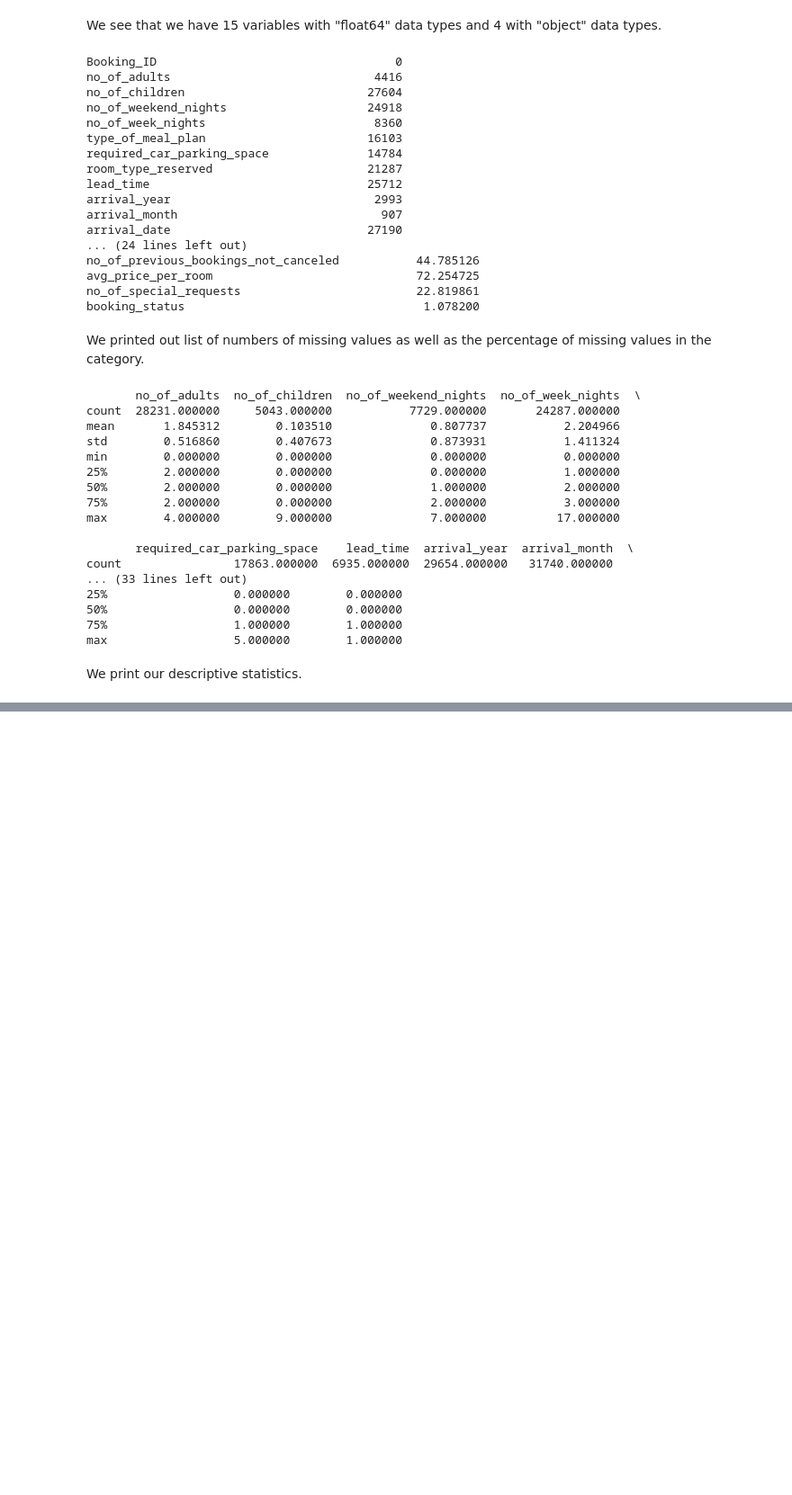
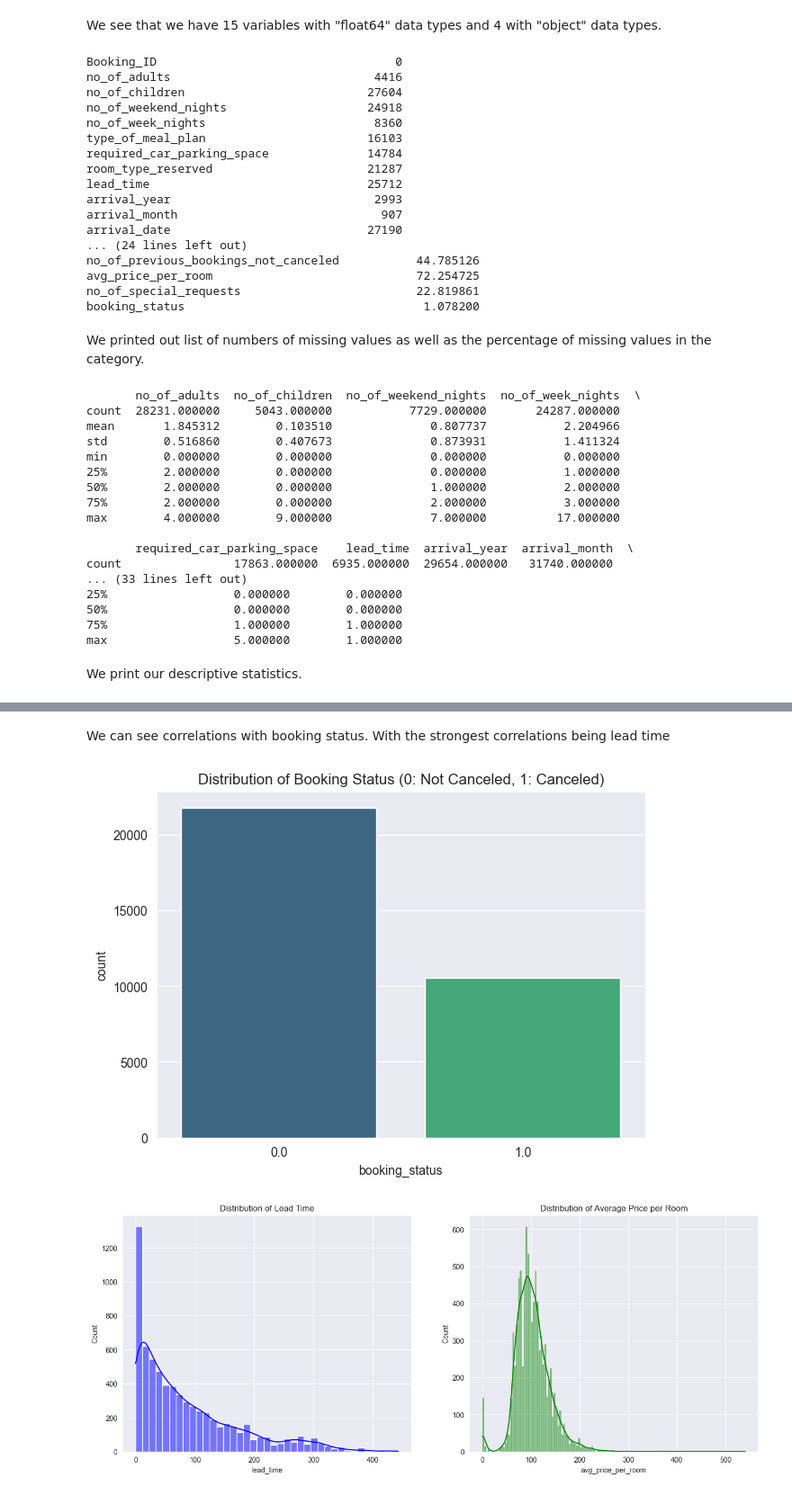
Before and after one commit to dajja-blip/data_science2_task2, a Jupyter notebook: Task1.ipynb, the cells around one changed output, grey strips where cells are left out. Shown at 90% size. Saved outputs shown, nothing was run; the diff lists cells and outputs as text; code cells hidden in the pictures; blank space fills up the shorter version.

```diff
--- a/Task1.ipynb
+++ b/Task1.ipynb
@@ -188,0 +114,77 @@ Passing `palette` without assigning `hue` is deprecated and will be removed in v
+# %% [markdown]
+We can see correlations with booking status. With the strongest correlations being lead time
+# %%
+
+plt.figure(figsize=(7, 5))
+# Fix: Assigned 'booking_status' to both x and hue, then set legend=False
+sns.countplot(
+    data=df_clean,
+    x='booking_status',
+    hue='booking_status',
+    legend=False,
+    palette='viridis'
+)
+plt.title('Distribution of Booking Status (0: Not Canceled, 1: Canceled)')
+plt.show()
+# B. Distributions of Key Features
+# Lead Time and Average Price are usually strong predictors
+fig, axes = plt.subplots(1, 2, figsize=(16, 6))
+
+sns.histplot(df_clean['lead_time'].dropna(), kde=True, ax=axes[0], color='blue')
+axes[0].set_title('Distribution of Lead Time')
+
+sns.histplot(df_clean['avg_price_per_room'].dropna(), kde=True, ax=axes[1], color='green')
+axes[1].set_title('Distribution of Average Price per Room')
+
+plt.show()
+
+plt.figure(figsize=(7, 5))
+sns.barplot(
+    x='no_of_children',
+    y='booking_status',
+    data=df_clean,
+    errorbar=None,
+    hue="no_of_children",
+    legend=False,
+    palette='mako'
+)
+
+plt.title('Distribution of Number of children')
+plt.show()
+# C. Relationships with the Target Variable
+
+# Special Requests vs. Status
+# Fix: Replaced 'ci' with 'errorbar' and assigned 'x' to 'hue'
+plt.figure(figsize=(10, 6))
+sns.barplot(
+    x='no_of_special_requests',
+    y='booking_status',
+    data=df_clean,
+    errorbar=None,
+    hue='no_of_special_requests',
+    legend=False,
+    palette='mako'
+)
+plt.ylabel('Cancellation Rate')
+plt.title('Cancellation Rate by Number of Special Requests')
+plt.show()
+
+# Market Segment vs. Status
+# Fix: Assigned 'x' to 'hue' to satisfy the new requirement
+plt.figure(figsize=(12, 6))
+sns.countplot(
+    x='market_segment_type',
+    hue='market_segment_type',
+    data=df_clean,
+    palette='pastel',
+    legend=False
+)
+# Note: If you want to see the breakdown of cancellation WITHIN the segment:
+# sns.countplot(x='market_segment_type', hue='booking_status', data=df_clean, palette='pastel')
+
+plt.title('Market Segment Count')
+plt.xticks(rotation=45)
+plt.show()
+# %% [output]
+[figure, added]
+[figure, added]
```
Also changed, not shown: parts of 9 cells of this notebook.
